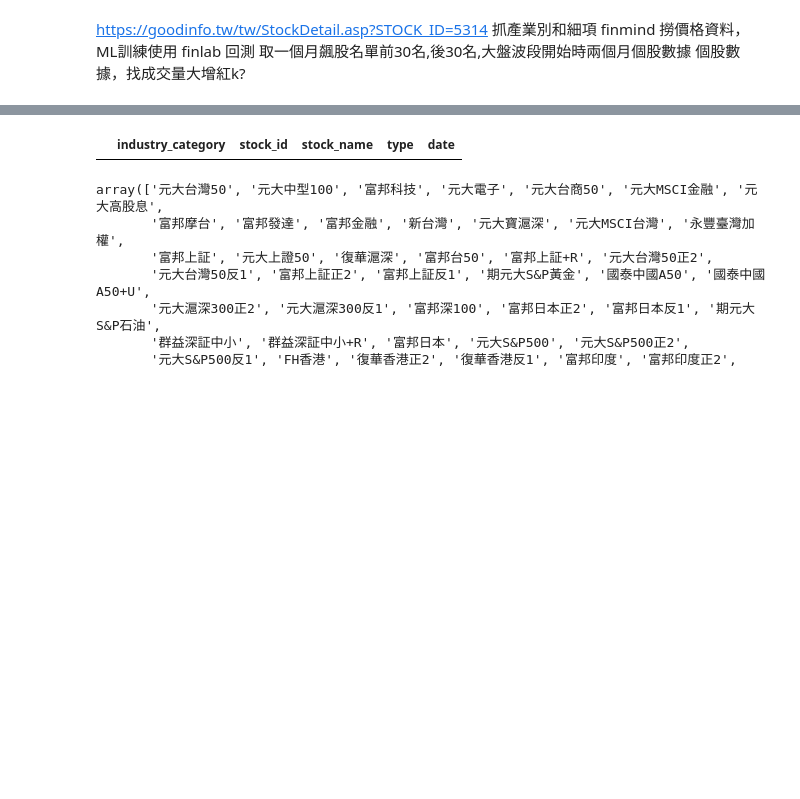
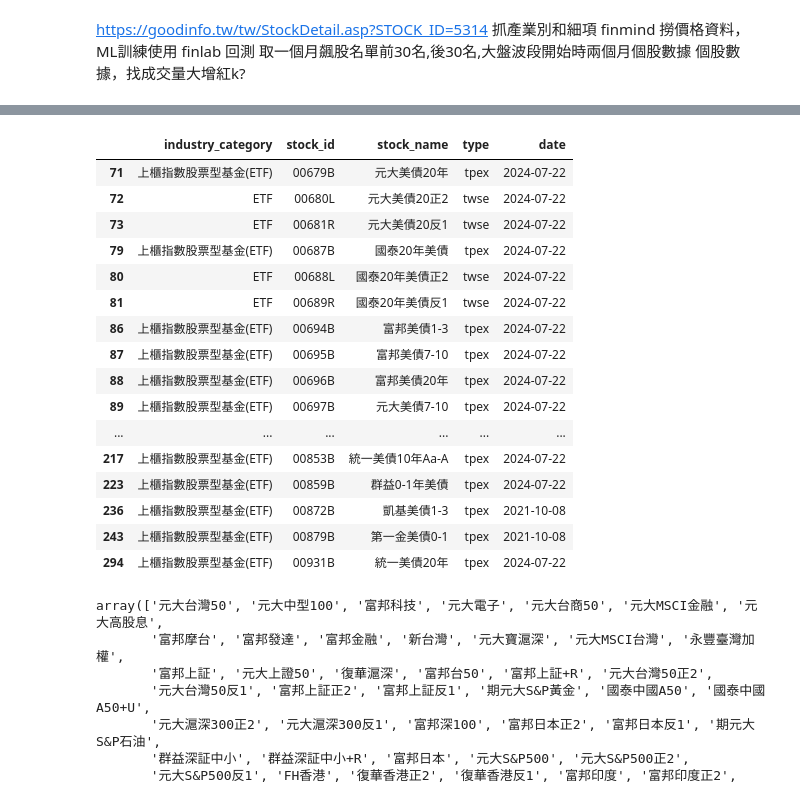
Before and after one commit to dreyhsu/TWSectorScreener, a Jupyter notebook: finmind_test.ipynb, the cells around one changed output, grey strips where cells are left out. Drawn from its saved outputs; the diff is of its cells as text; code cells hidden in the pictures; blank space fills up the shorter version.

```diff
--- a/finmind_test.ipynb
+++ b/finmind_test.ipynb
@@ -77,0 +80,3 @@ df
+# %%
+taiwan_stock_info = api.taiwan_stock_info()
+taiwan_stock_info
@@ -78,7 +98,23 @@ df
 # %%
-df[df.stock_name.str.contains('水泥')]
+taiwan_stock_info[taiwan_stock_info.stock_name.str.contains('美債')]
 # %% [output]
 |  | industry_category | stock_id | stock_name | type | date |
+| 71 | 上櫃指數股票型基金(ETF) | 00679B | 元大美債20年 | tpex | 2024-07-22 |
+| 72 | ETF | 00680L | 元大美債20正2 | twse | 2024-07-22 |
+| 73 | ETF | 00681R | 元大美債20反1 | twse | 2024-07-22 |
+| 79 | 上櫃指數股票型基金(ETF) | 00687B | 國泰20年美債 | tpex | 2024-07-22 |
+| 80 | ETF | 00688L | 國泰20年美債正2 | twse | 2024-07-22 |
+| 81 | ETF | 00689R | 國泰20年美債反1 | twse | 2024-07-22 |
+| 86 | 上櫃指數股票型基金(ETF) | 00694B | 富邦美債1-3 | tpex | 2024-07-22 |
+| 87 | 上櫃指數股票型基金(ETF) | 00695B | 富邦美債7-10 | tpex | 2024-07-22 |
+| 88 | 上櫃指數股票型基金(ETF) | 00696B | 富邦美債20年 | tpex | 2024-07-22 |
+| 89 | 上櫃指數股票型基金(ETF) | 00697B | 元大美債7-10 | tpex | 2024-07-22 |
+| ... | ... | ... | ... | ... | ... |
+| 217 | 上櫃指數股票型基金(ETF) | 00853B | 統一美債10年Aa-A | tpex | 2024-07-22 |
+| 223 | 上櫃指數股票型基金(ETF) | 00859B | 群益0-1年美債 | tpex | 2024-07-22 |
+| 236 | 上櫃指數股票型基金(ETF) | 00872B | 凱基美債1-3 | tpex | 2021-10-08 |
+| 243 | 上櫃指數股票型基金(ETF) | 00879B | 第一金美債0-1 | tpex | 2021-10-08 |
+| 294 | 上櫃指數股票型基金(ETF) | 00931B | 統一美債20年 | tpex | 2024-07-22 |
 # %%
 df[df.industry_category == 'ETF'].stock_name.unique()
 # %% [output]
```
Also changed, not shown: parts of 6 cells of this notebook.
